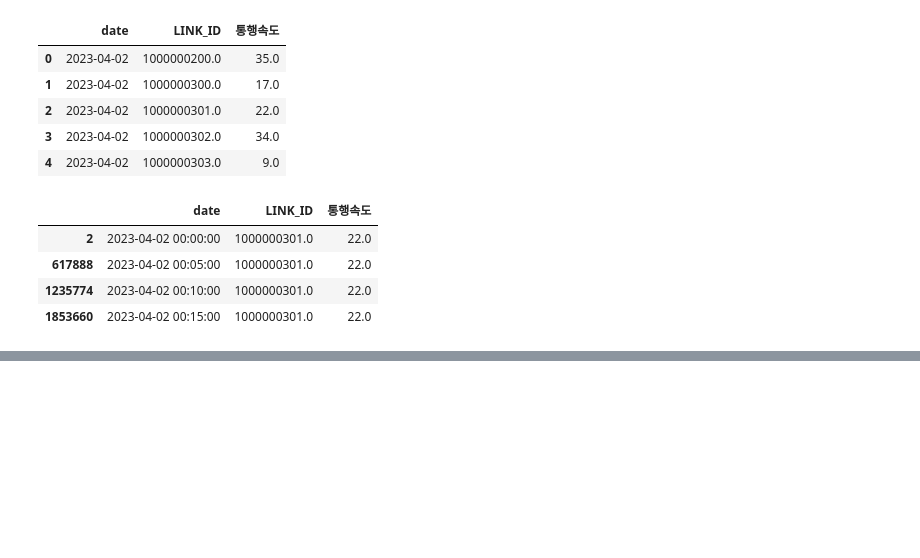
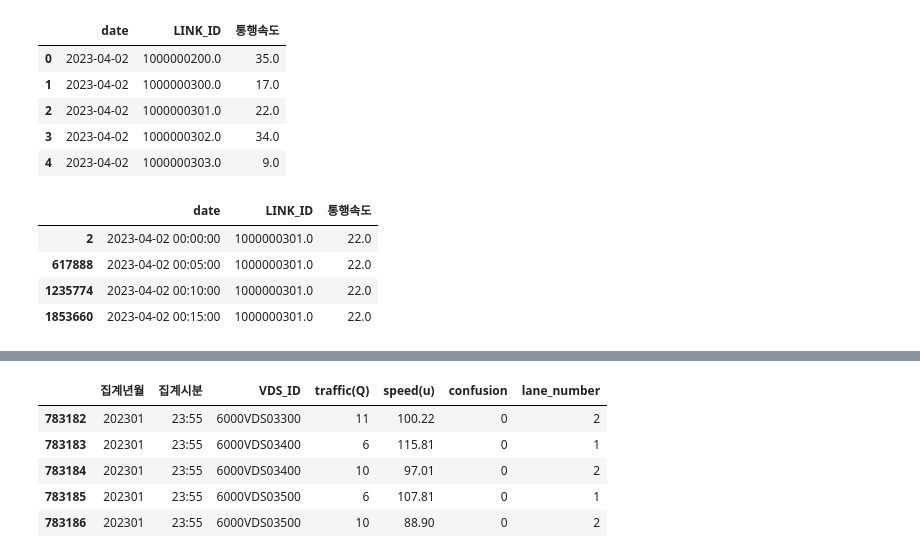
Before and after one commit to danawls/traffic_models, a Jupyter notebook: data_combine/1-1.ipynb, the cells around one changed output, grey strips where cells are left out. Saved outputs shown, nothing was run; the diff lists cells and outputs as text; code cells hidden in the pictures; blank space fills up the shorter version.

```diff
--- a/data_combine/1-1.ipynb
+++ b/data_combine/1-1.ipynb
@@ -501,0 +511,9 @@ c[c['LINK_ID'] == '1000000301.0'].head()
+# %%
+con.tail()
+# %% [output]
+|  | 집계년월 | 집계시분 | VDS_ID | traffic(Q) | speed(u) | confusion | lane_number |
+| 783182 | 202301 | 23:55 | 6000VDS03300 | 11 | 100.22 | 0 | 2 |
+| 783183 | 202301 | 23:55 | 6000VDS03400 | 6 | 115.81 | 0 | 1 |
+| 783184 | 202301 | 23:55 | 6000VDS03400 | 10 | 97.01 | 0 | 2 |
+| 783185 | 202301 | 23:55 | 6000VDS03500 | 6 | 107.81 | 0 | 1 |
+| 783186 | 202301 | 23:55 | 6000VDS03500 | 10 | 88.90 | 0 | 2 |
```
Also changed, not shown: parts of 10 cells of this notebook, 22 other files.
